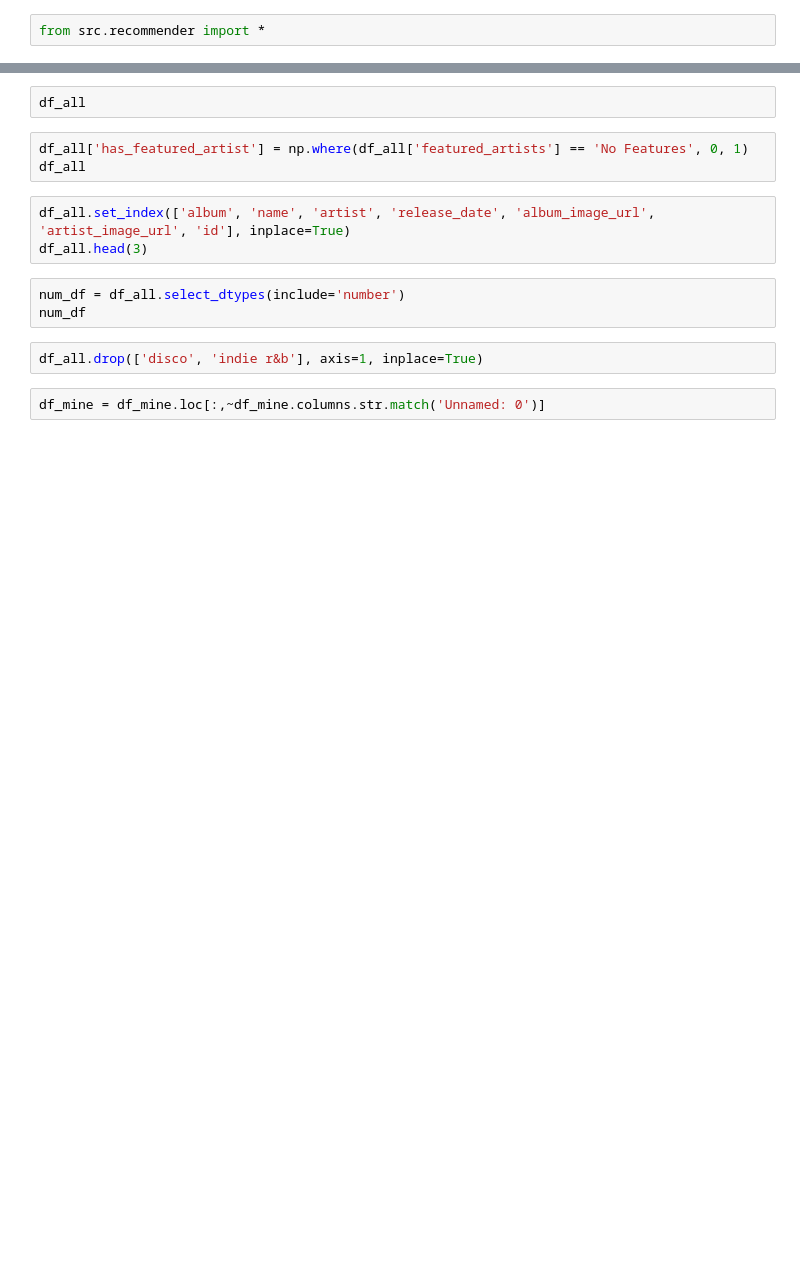
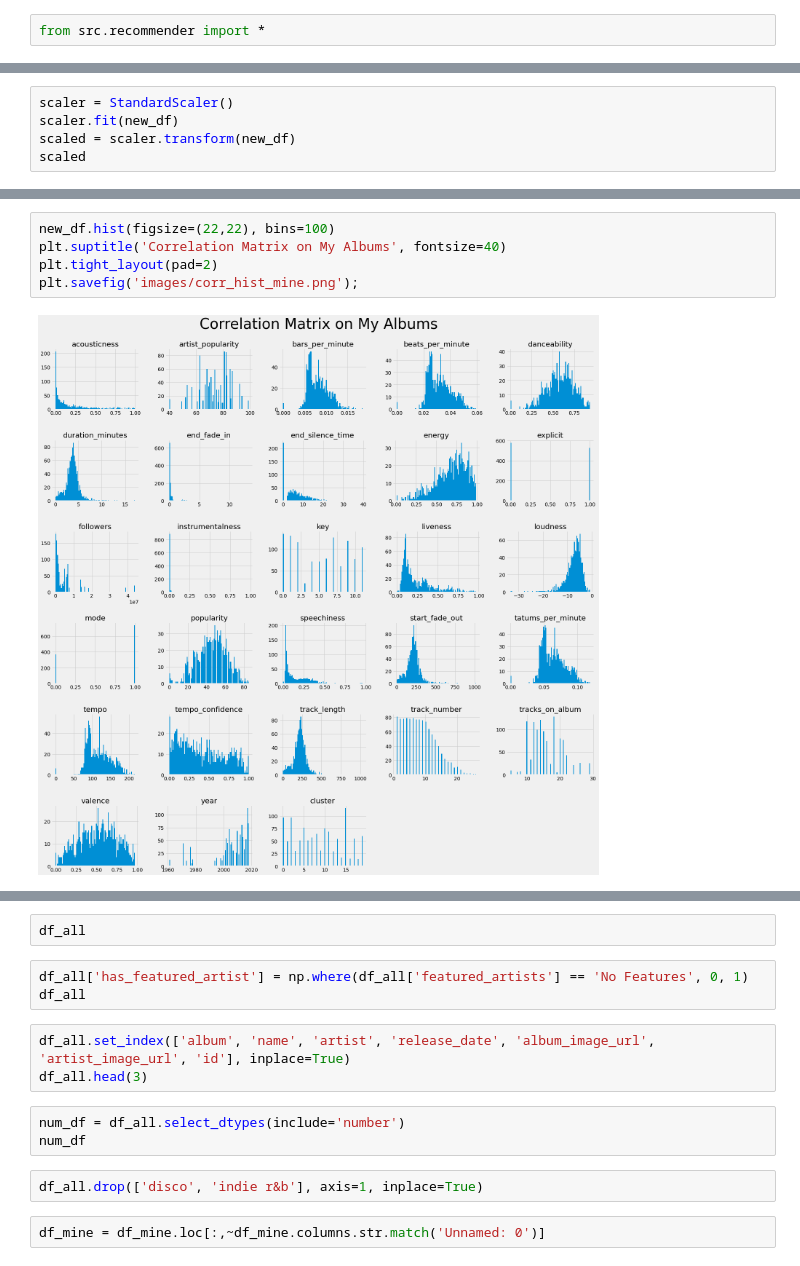
Before and after one commit to LTonstad/And_Vinyly-a-Music-Reccomendation-System, a Jupyter notebook: eda.ipynb, the cells around one changed output, grey strips where cells are left out. Cells and saved outputs as stored; diff of their text form; blank space fills up the shorter version.

```diff
--- a/eda.ipynb
+++ b/eda.ipynb
@@ -31,0 +19,5 @@ Name: has_featured_artist, Length: 10167, dtype: int64
+# %%
+scaler = StandardScaler()
+scaler.fit(new_df)
+scaled = scaler.transform(new_df)
+scaled
@@ -31,0 +241,7 @@ Name: has_featured_artist, Length: 10167, dtype: int64
+# %%
+new_df.hist(figsize=(22,22), bins=100)
+plt.suptitle('Correlation Matrix on My Albums', fontsize=40)
+plt.tight_layout(pad=2)
+plt.savefig('images/corr_hist_mine.png');
+# %% [output]
+[figure, added]
```
Also changed, not shown: parts of 40 cells of this notebook, 21 other files.
